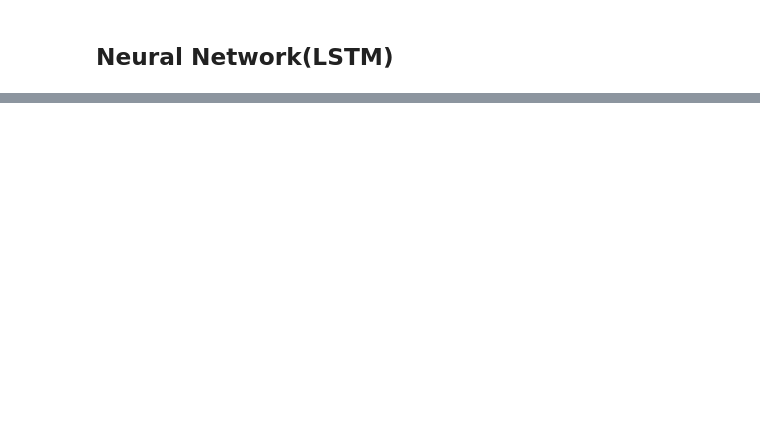
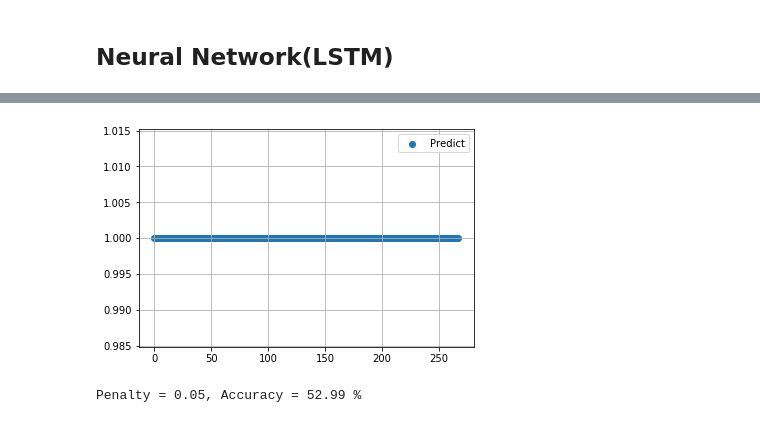
Before and after one commit to shihyuuuuuuu/FDA, a Jupyter notebook: hw3/FDA_hw3.ipynb, the cells around one changed output, grey strips where cells are left out. Cells and saved outputs as stored; diff of their text form; code cells hidden in the pictures; blank space fills up the shorter version.

```diff
--- a/hw3/FDA_hw3.ipynb
+++ b/hw3/FDA_hw3.ipynb
@@ -148,0 +237,6 @@ Penalty = 0.05, Accuracy = 52.79 %
+# %%
+train_x_onehot = np_utils.to_categorical(train_x)
+test_x_onehot = np_utils.to_categorical(test_x)
+train_y_onehot = train_y_onehot.reshape(2264-PASTDAY, 1, 2)
+print(train_x_onehot.shape)
+print(train_y_onehot.shape)
@@ -148,0 +246,13 @@ Penalty = 0.05, Accuracy = 52.79 %
+# %%
+def buildModel(shape):
+    model = Sequential()
+    model.add(layers.LSTM(10, input_shape=(shape[1], shape[2])))
+    model.add(layers.RepeatVector(1))
+    model.add(layers.LSTM(10, return_sequences=True))
+    model.add(layers.LSTM(10, return_sequences=True))
+    model.add(layers.TimeDistributed(layers.Dense(2, activation='softmax')))
+    model.compile(loss="categorical_crossentropy", optimizer="adam", metrics=['accuracy'])
+    model.summary()
+    return model
+# %%
+model = buildModel(train_x_onehot.shape)
@@ -148,0 +277,2 @@ Penalty = 0.05, Accuracy = 52.79 %
+# %%
+model.fit(train_x_onehot, train_y_onehot, batch_size=128, epochs=30)
@@ -148,0 +298,11 @@ Penalty = 0.05, Accuracy = 52.79 %
+# %%
+pred_y_lstm = model.predict_classes(test_x_onehot)
+plt.scatter(range(len(pred_y_lstm)), pred_y_lstm, label='Predict')
+plt.grid()
+plt.legend()
+plt.show()
+acc_rate = accuracy_score(test_y, pred_y_lstm) * 100
+print("Penalty = %.2f, Accuracy = %.2f %%" % (penalty, acc_rate))
+# %% [output]
+[figure, added]
+Penalty = 0.05, Accuracy = 52.99 %
```
Also changed, not shown: parts of 29 cells of this notebook.
